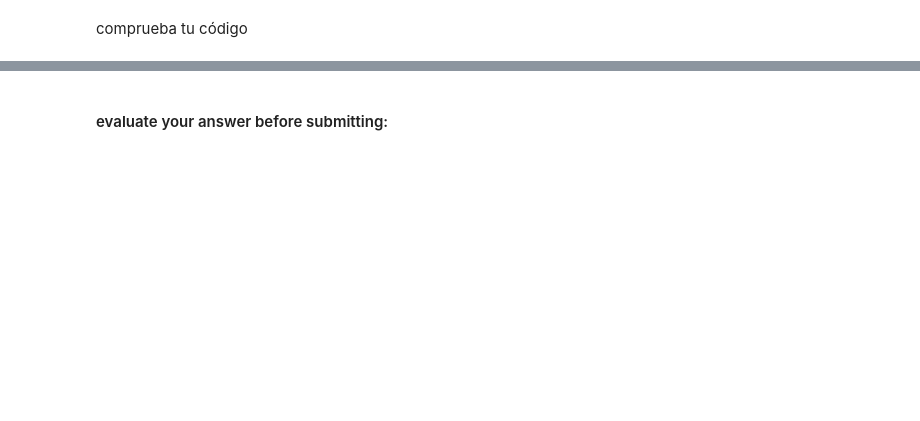
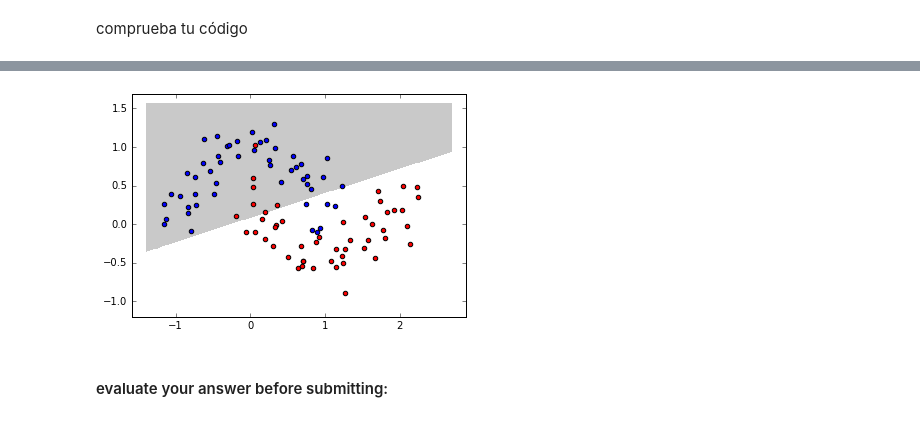
Before and after one commit to rramosp/20162.ml, a Jupyter notebook: Problemset 03 - Logistic regression.ipynb, the cells around one changed output, grey strips where cells are left out. Cells and saved outputs as stored; diff of their text form; code cells hidden in the pictures; blank space fills up the shorter version.

```diff
--- a/Problemset 03 - Logistic regression.ipynb
+++ b/Problemset 03 - Logistic regression.ipynb
@@ -67,9 +80,8 @@ comprueba tu código
 # %%
-data = np.loadtxt("data/logregdata.csv", delimiter=",", skiprows=1)[10:20]
-d,c = data[:,:2], data[:,2].astype(int)
-print d
+data = np.loadtxt("data/logregdata.csv", delimiter=",", skiprows=1)
+d,c = data[:,:2], data[:,2]
 lr = LR()
 lr.fit(d,c)
-print "predictions   ", lr.predict(d)
-print "actual classes", c
-plot_2Ddata_with_boundary(lr, d, c)
+plot_2Ddata_with_boundary(lr.predict, d, c)
+# %% [output]
+[figure, added]
```
Also changed, not shown: parts of 34 cells of this notebook, 6 other files.
